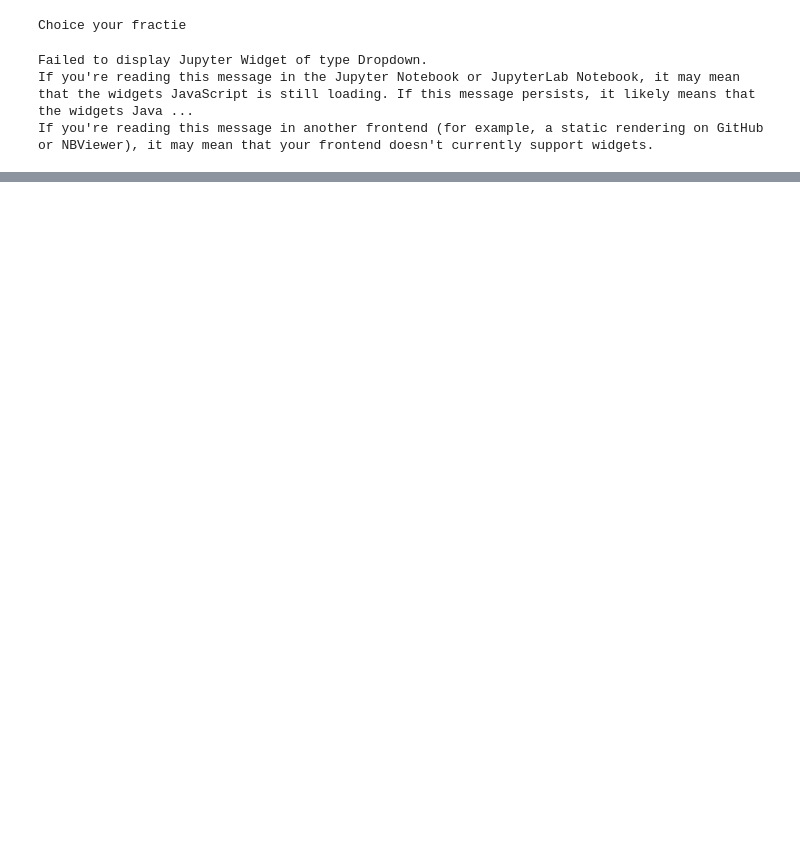
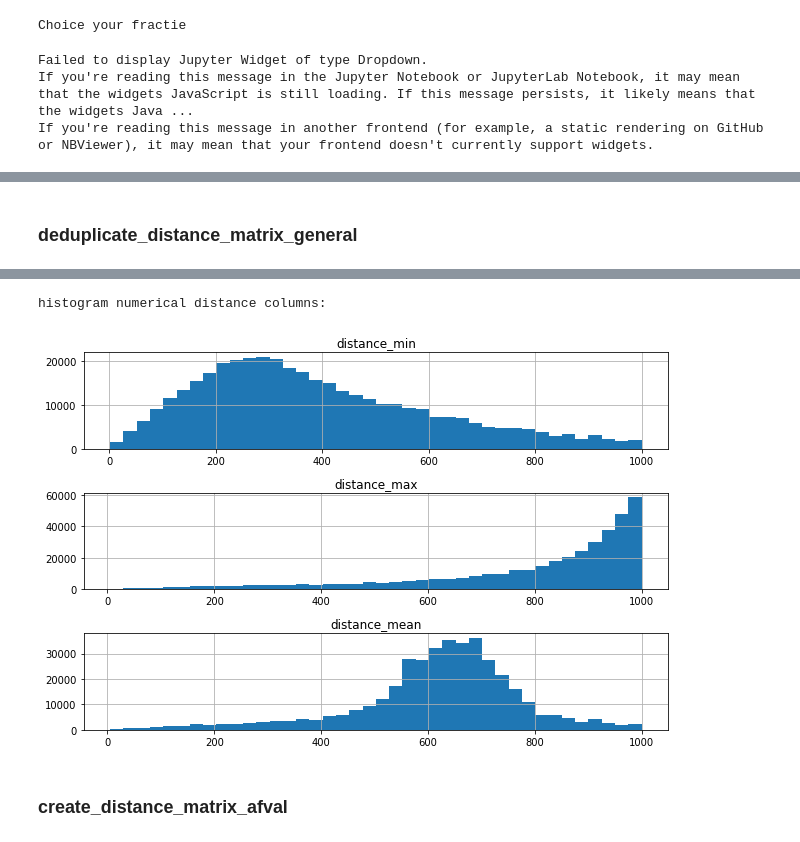
Before and after one commit to rmania/distance_matrix_datapipeline, a Jupyter notebook: munge/create_distance_frames.ipynb, the cells around one changed output, grey strips where cells are left out. Cells and saved outputs as stored; diff of their text form; code cells hidden in the pictures; blank space fills up the shorter version.

```diff
--- a/munge/create_distance_frames.ipynb
+++ b/munge/create_distance_frames.ipynb
@@ -86,0 +135,3 @@ bovengrens: 1501
+# %%
+stag_distance = dm.create_distance_matrix_general(df1=poi1, df2=poi2, buffer=buffer,
+                                               include_nearest_point=False,n=len(poi2))
@@ -86,0 +160,5 @@ bovengrens: 1501
+# %% [markdown]
+### deduplicate_distance_matrix_general
+# %%
+final = dm.deduplicate_distance_matrix_general(stag_distance, df1=poi1, buffer=buffer)
+# %% [output]
@@ -87,2 +175,6 @@ bovengrens: 1501
+histogram numerical distance columns:
+[figure, added]
+# %% [markdown]
+### create_distance_matrix_afval
 # %%
 stag_distance = dm.create_distance_matrix_afval(df1=poi1, df2=poi2,
```
Also changed, not shown: parts of 24 cells of this notebook, 10 other files.
